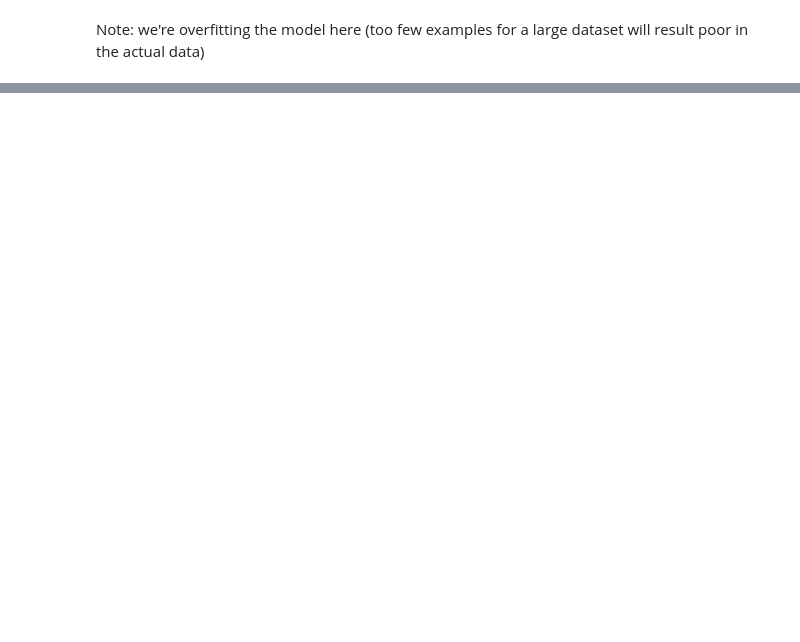
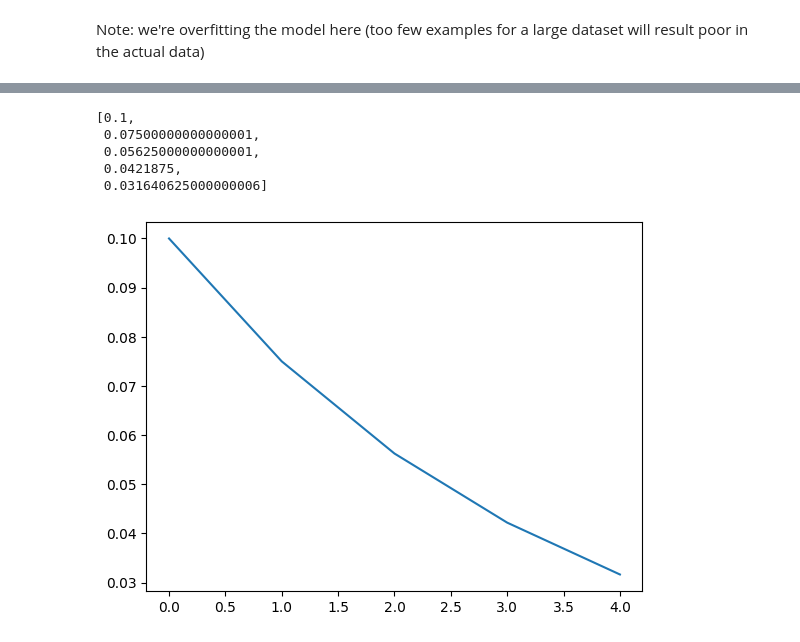
Before and after one commit to burakemretetik/makemore, a Jupyter notebook: makemore_mlp.ipynb, the cells around one changed output, grey strips where cells are left out. Drawn from its saved outputs; the diff is of its cells as text; code cells hidden in the pictures; blank space fills up the shorter version.

```diff
--- a/makemore_mlp.ipynb
+++ b/makemore_mlp.ipynb
@@ -146 +192,13 @@ for p in parameters:
+# %%
+# Reset parameters
+g = torch.Generator().manual_seed(2147483647)
+C = torch.randn((27, 2), generator=g)
+W1 = torch.randn((6, 100), generator=g)
+b1 = torch.randn(100, generator=g)
+W2 = torch.randn((100, 27), generator=g)
+b2 = torch.randn(27, generator=g)
+parameters = [C, W1, b1, W2, b2]
+
+for p in parameters:
+    p.requires_grad = True
 # %%
@@ -173,0 +241,10 @@ for _ in range(10):
+# %%
+plt.plot(lrs) # Learning rate decay (100 update for each learing rate below.)
+lrs
+# %% [output]
+[0.1,
+ 0.07500000000000001,
+ 0.05625000000000001,
+ 0.0421875,
+ 0.031640625000000006]
+[figure, added]
```
Also changed, not shown: parts of 15 cells of this notebook.
